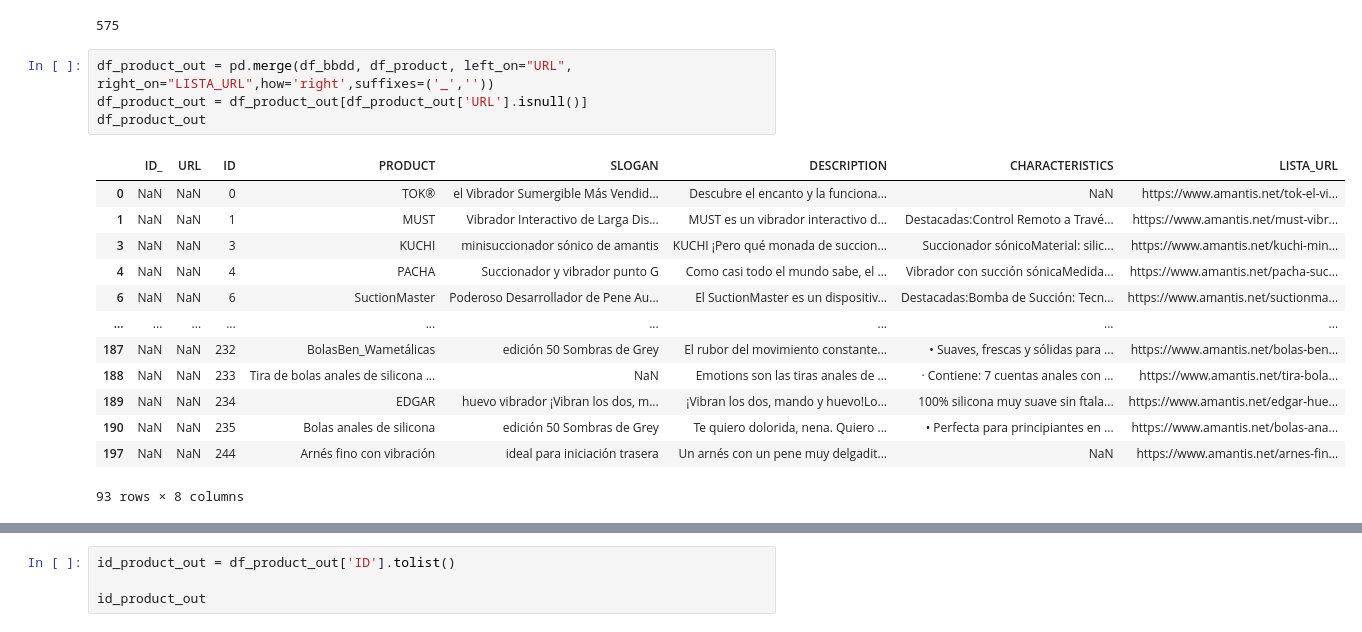
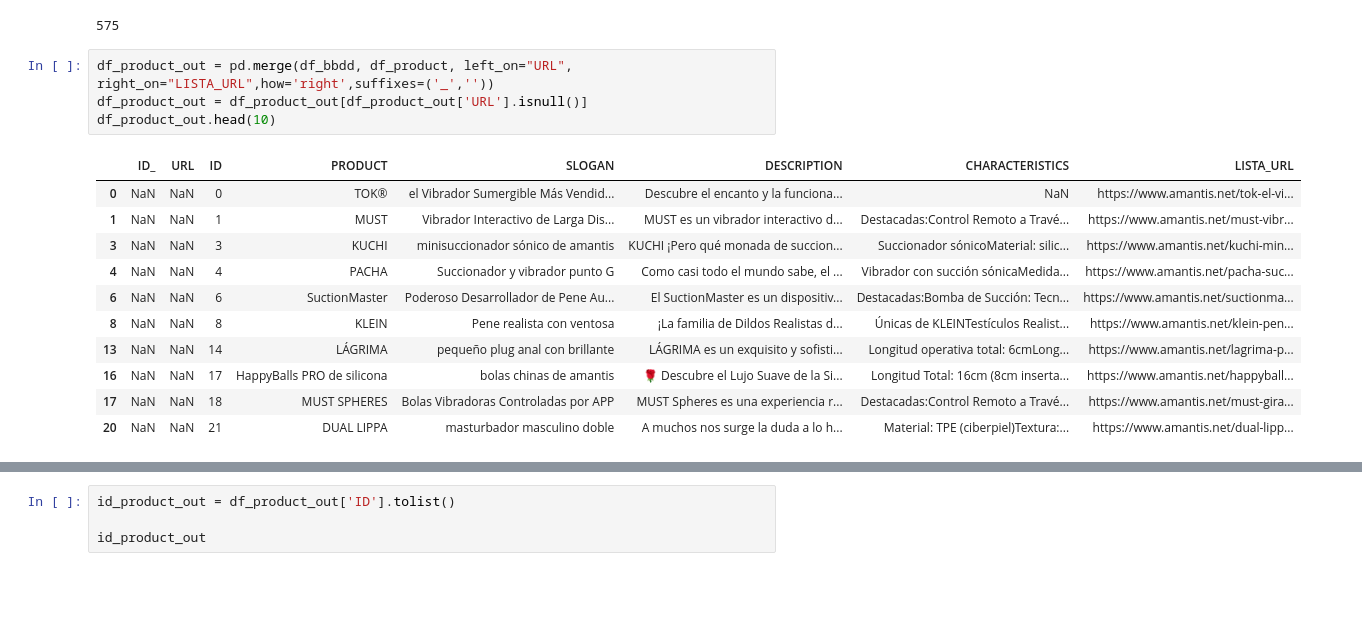
Before and after one commit to 75Engel/Proyecto_tienda_online, a Jupyter notebook: src/Notebook/04_Ingest.ipynb, the cells around one changed output, grey strips where cells are left out. Saved outputs shown, nothing was run; the diff lists cells and outputs as text; blank space fills up the shorter version.

```diff
--- a/src/Notebook/04_Ingest.ipynb
+++ b/src/Notebook/04_Ingest.ipynb
@@ -677,18 +716,16 @@ max_id_product
 # %%
 df_product_out = pd.merge(df_bbdd, df_product, left_on="URL", right_on="LISTA_URL",how='right',suffixes=('_',''))
 df_product_out = df_product_out[df_product_out['URL'].isnull()]
-df_product_out
+df_product_out.head(10)
 # %% [output]
 |  | ID_ | URL | ID | PRODUCT | SLOGAN | DESCRIPTION | CHARACTERISTICS | LISTA_URL |
 | 0 | NaN | NaN | 0 | TOK® | el Vibrador Sumergible Más Vendid... | Descubre el encanto y la funciona... | NaN | https://www.amantis.net/tok-el-vi... |
 | 1 | NaN | NaN | 1 | MUST | Vibrador Interactivo de Larga Dis... | MUST es un vibrador interactivo d... | Destacadas:Control Remoto a Travé... | https://www.amantis.net/must-vibr... |
 | 3 | NaN | NaN | 3 | KUCHI | minisuccionador sónico de amantis | KUCHI ¡Pero qué monada de succion... | Succionador sónicoMaterial: silic... | https://www.amantis.net/kuchi-min... |
 | 4 | NaN | NaN | 4 | PACHA | Succionador y vibrador punto G | Como casi todo el mundo sabe, el ... | Vibrador con succión sónicaMedida... | https://www.amantis.net/pacha-suc... |
 | 6 | NaN | NaN | 6 | SuctionMaster | Poderoso Desarrollador de Pene Au... | El SuctionMaster es un dispositiv... | Destacadas:Bomba de Succión: Tecn... | https://www.amantis.net/suctionma... |
-| ... | ... | ... | ... | ... | ... | ... | ... | ... |
-| 187 | NaN | NaN | 232 | BolasBen_Wametálicas | edición 50 Sombras de Grey | El rubor del movimiento constante... | • Suaves, frescas y sólidas para ... | https://www.amantis.net/bolas-ben... |
-| 188 | NaN | NaN | 233 | Tira de bolas anales de silicona ... | NaN | Emotions son las tiras anales de ... | · Contiene: 7 cuentas anales con ... | https://www.amantis.net/tira-bola... |
-| 189 | NaN | NaN | 234 | EDGAR | huevo vibrador ¡Vibran los dos, m... | ¡Vibran los dos, mando y huevo!Lo... | 100% silicona muy suave sin ftala... | https://www.amantis.net/edgar-hue... |
-| 190 | NaN | NaN | 235 | Bolas anales de silicona | edición 50 Sombras de Grey | Te quiero dolorida, nena. Quiero ... | • Perfecta para principiantes en ... | https://www.amantis.net/bolas-ana... |
-| 197 | NaN | NaN | 244 | Arnés fino con vibración | ideal para iniciación trasera | Un arnés con un pene muy delgadit... | NaN | https://www.amantis.net/arnes-fin... |
+| 8 | NaN | NaN | 8 | KLEIN | Pene realista con ventosa | ¡La familia de Dildos Realistas d... | Únicas de KLEINTestículos Realist... | https://www.amantis.net/klein-pen... |
+| 13 | NaN | NaN | 14 | LÁGRIMA | pequeño plug anal con brillante | LÁGRIMA es un exquisito y sofisti... | Longitud operativa total: 6cmLong... | https://www.amantis.net/lagrima-p... |
+| 16 | NaN | NaN | 17 | HappyBalls PRO de silicona | bolas chinas de amantis | 🌹 Descubre el Lujo Suave de la Si... | Longitud Total: 16cm (8cm inserta... | https://www.amantis.net/happyball... |
+| 17 | NaN | NaN | 18 | MUST SPHERES | Bolas Vibradoras Controladas por APP | MUST Spheres es una experiencia r... | Destacadas:Control Remoto a Travé... | https://www.amantis.net/must-gira... |
+| 20 | NaN | NaN | 21 | DUAL LIPPA | masturbador masculino doble | A muchos nos surge la duda a lo h... | Material: TPE (ciberpiel)Textura:... | https://www.amantis.net/dual-lipp... |
-93 rows × 8 columns
```
Also changed, not shown: parts of 21 cells of this notebook, 16 other files.
